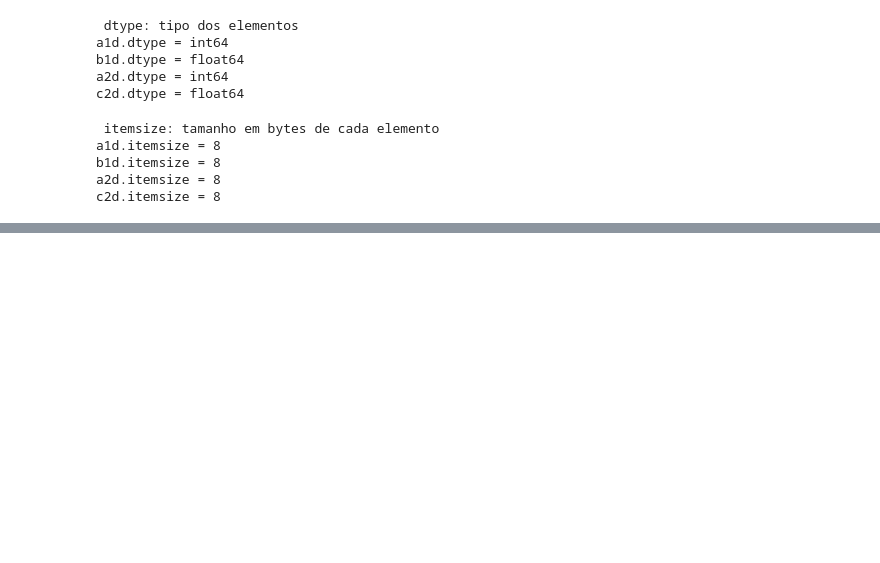
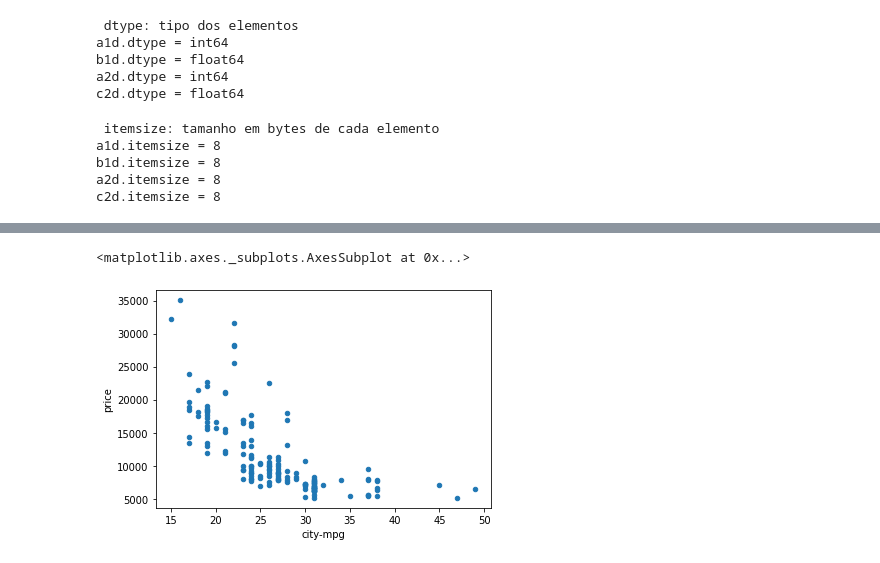
Before and after one commit to AlexsanderPessoa/Agro_bibliotecas, a Jupyter notebook: agro_bibliotecas.ipynb, the cells around one changed output, grey strips where cells are left out. Saved outputs shown, nothing was run; the diff lists cells and outputs as text; code cells hidden in the pictures; blank space fills up the shorter version.

```diff
--- a/agro_bibliotecas.ipynb
+++ b/agro_bibliotecas.ipynb
@@ -1139,0 +1240,30 @@ c2d.itemsize = 8
+# %%
+def read_data(fileName):
+    df = pd.read_csv(fileName)
+
+    #estou escolhendo o que é e no que deve mudar
+    doors = {'two':2, 'four':4, '?':np.nan}
+
+    df['num-of-doors'] = df['num-of-doors'].apply(lambda x: doors[x])
+
+    missing_atts = []
+
+    for (colName, colData) in df.iteritems():
+        if (np.any(colData == '?')):
+            missing_atts.append(colName)
+
+    for column in missing_atts:
+        # substitui ? pon nan
+        df.loc[df[column] == '?', column] = np.nan
+
+    #remove linhas com nans
+    df.dropna(axis = 0, inplace = True)
+
+    #converte as colunas para valores numéricos
+    # como elas possuíam '?' são carregadas automaticamente como strings
+    for column in missing_atts:
+        df[column] = pd.to_numeric(df[column])
+
+    return df
+# %%
+auto = read_data('/content/auto.csv')
@@ -1139,0 +1306,5 @@ c2d.itemsize = 8
+# %%
+auto.plot(kind='scatter', x='city-mpg', y='price')
+# %% [output]
+<matplotlib.axes._subplots.AxesSubplot at 0x...>
+[figure, added]
```
Also changed, not shown: parts of 27 cells of this notebook.
